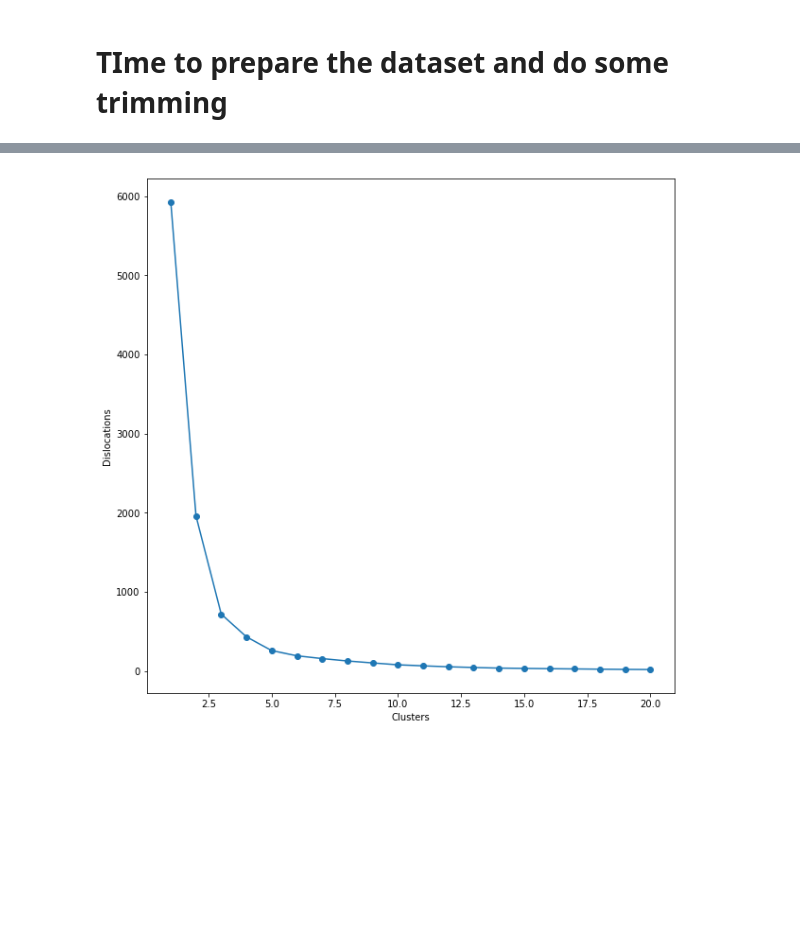
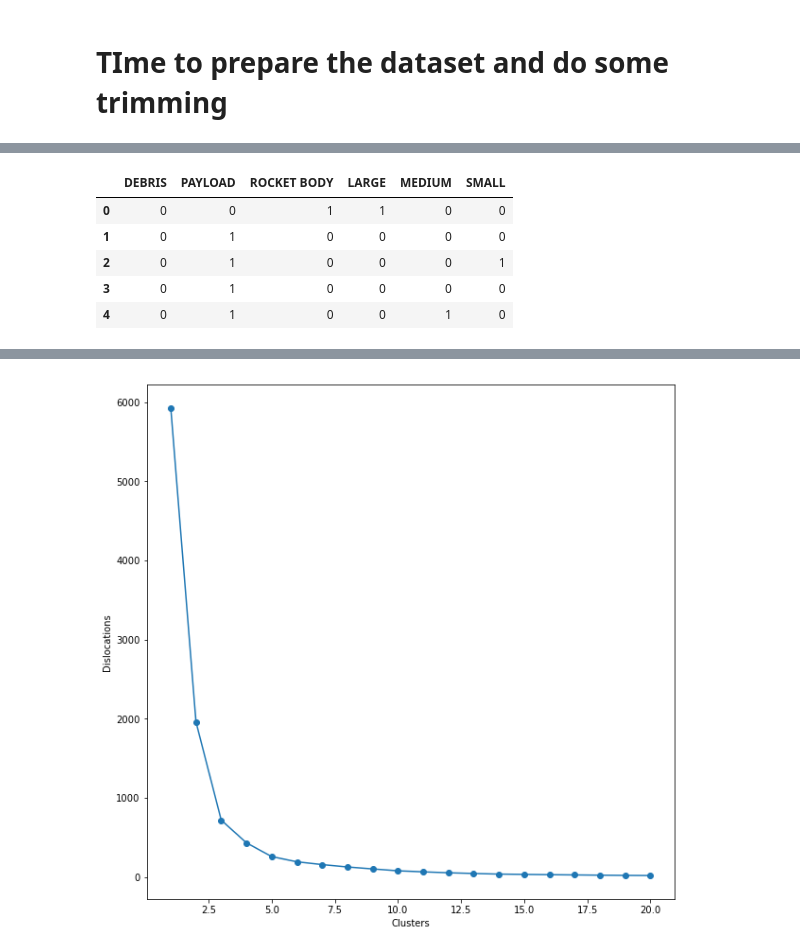
Before and after one commit to dkolosa/SpaceDebrisClassifier, a Jupyter notebook: SPclassifier.ipynb, the cells around one changed output, grey strips where cells are left out. Cells and saved outputs as stored; diff of their text form; code cells hidden in the pictures; blank space fills up the shorter version.

```diff
--- a/SPclassifier.ipynb
+++ b/SPclassifier.ipynb
@@ -233,0 +244,15 @@ dataset.drop(['NORAD_CAT_ID','COMMENT','COMMENTCODE','RCSVALUE','FILE','LAUNCH_N
+# %%
+# one hot encode the RCS size
+from sklearn.preprocessing import OneHotEncoder
+rcs_cat = dataset['RCS_SIZE']
+obj_cat = dataset['OBJECT_TYPE']
+obj_onehot = pd.get_dummies(obj_cat)
+rcs_onehot = pd.get_dummies(rcs_cat)
+encoded = pd.concat([obj_onehot, rcs_onehot], axis=1)
+# %% [output]
+|  | DEBRIS | PAYLOAD | ROCKET BODY | LARGE | MEDIUM | SMALL |
+| 0 | 0 | 0 | 1 | 1 | 0 | 0 |
+| 1 | 0 | 1 | 0 | 0 | 0 | 0 |
+| 2 | 0 | 1 | 0 | 0 | 0 | 1 |
+| 3 | 0 | 1 | 0 | 0 | 0 | 0 |
+| 4 | 0 | 1 | 0 | 0 | 1 | 0 |
```
Also changed, not shown: parts of 20 cells of this notebook.
